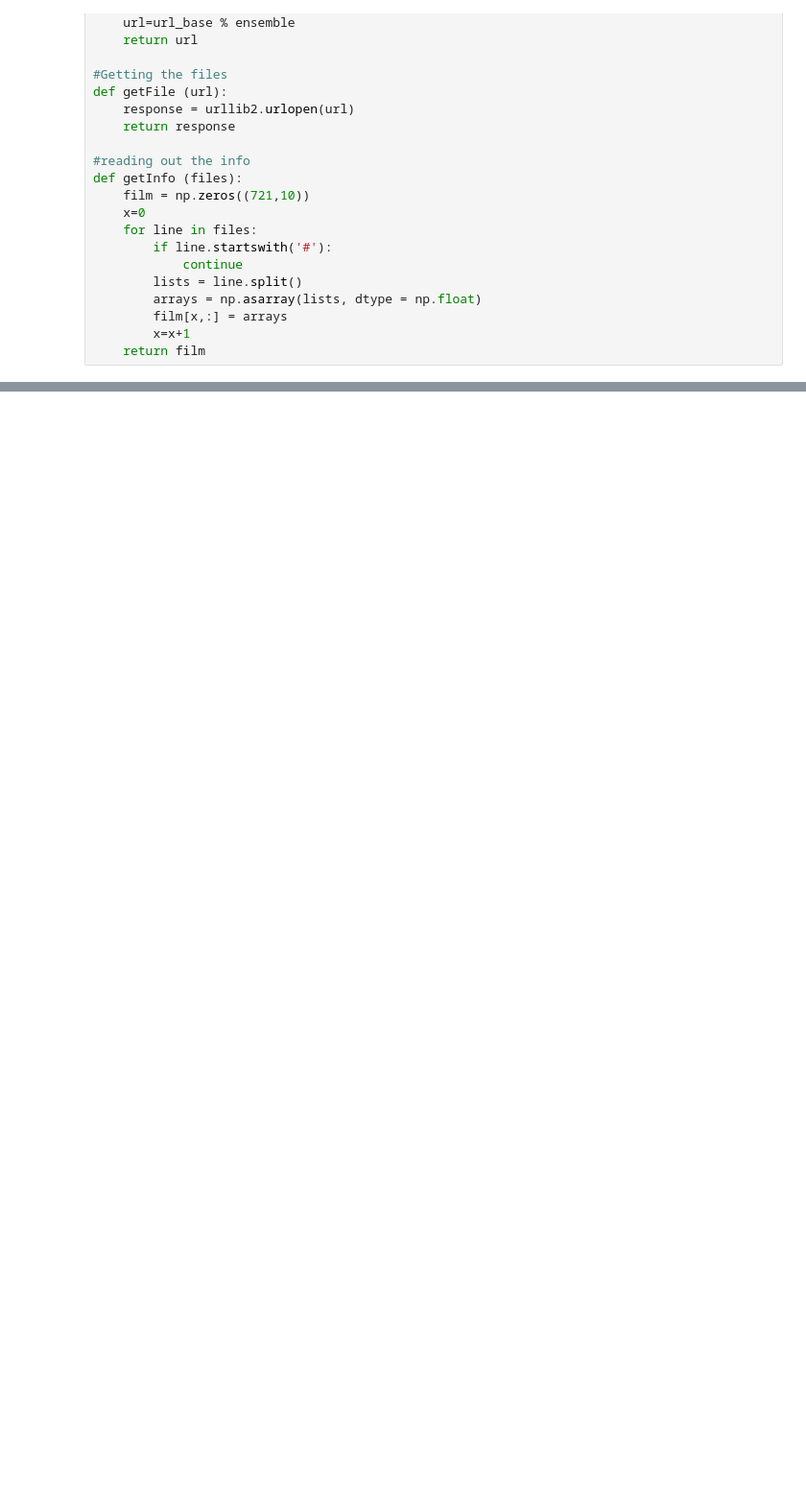
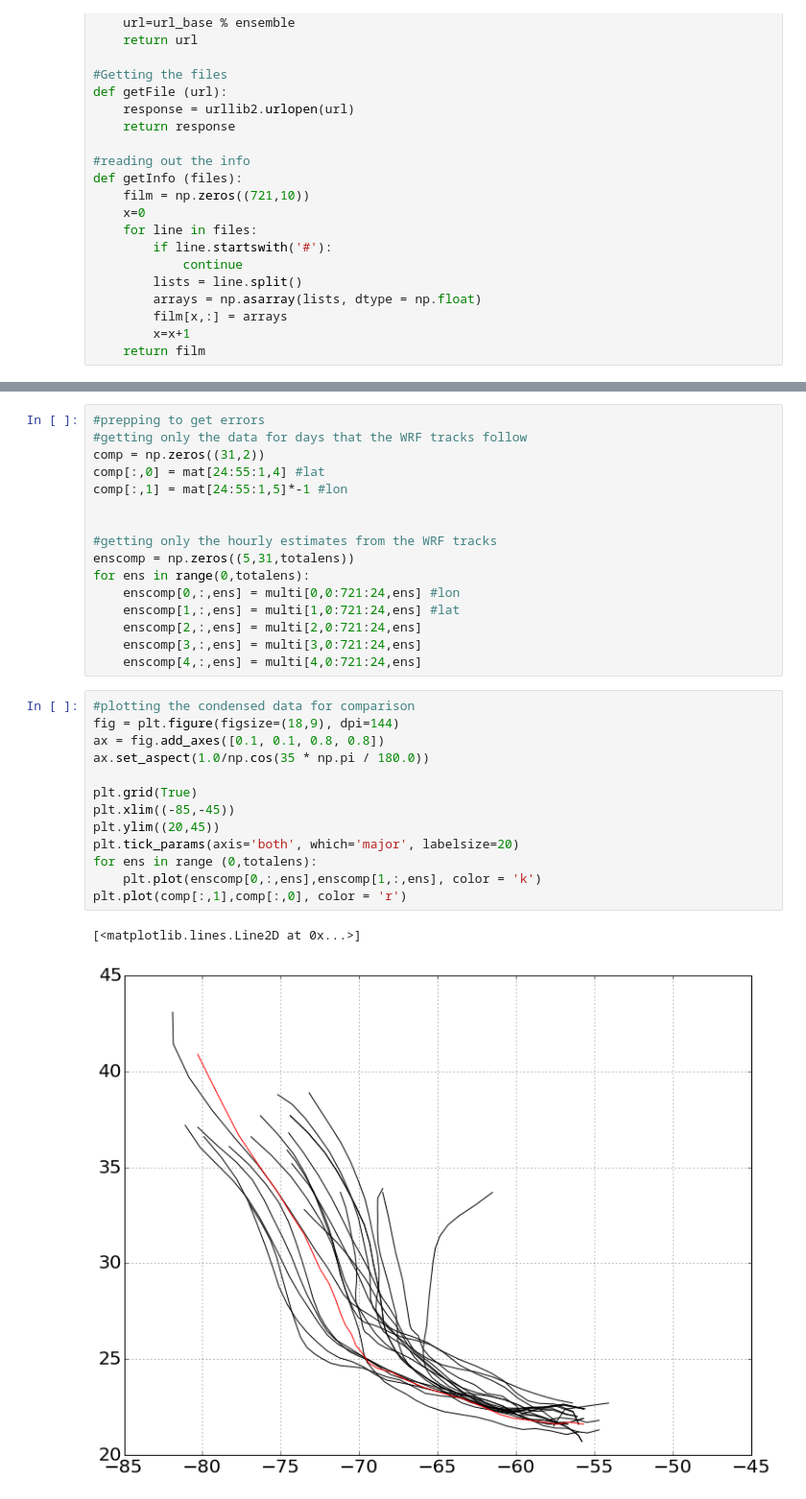
Before and after one commit to BrianOBlanton/NoteBooks, a Jupyter notebook: TrackDataHazards.ipynb, the cells around one changed output, grey strips where cells are left out. Shown at 96% size. Cells and saved outputs as stored; diff of their text form; blank space fills up the shorter version.

```diff
--- a/TrackDataHazards.ipynb
+++ b/TrackDataHazards.ipynb
@@ -84,0 +113,32 @@ for ens in range (0,totalens):
+# %%
+#prepping to get errors
+#getting only the data for days that the WRF tracks follow
+comp = np.zeros((31,2))
+comp[:,0] = mat[24:55:1,4] #lat
+comp[:,1] = mat[24:55:1,5]*-1 #lon
+
+
+#getting only the hourly estimates from the WRF tracks
+enscomp = np.zeros((5,31,totalens))
+for ens in range(0,totalens):
+    enscomp[0,:,ens] = multi[0,0:721:24,ens] #lon
+    enscomp[1,:,ens] = multi[1,0:721:24,ens] #lat
+    enscomp[2,:,ens] = multi[2,0:721:24,ens]
+    enscomp[3,:,ens] = multi[3,0:721:24,ens]
+    enscomp[4,:,ens] = multi[4,0:721:24,ens]
+# %%
+#plotting the condensed data for comparison
+fig = plt.figure(figsize=(18,9), dpi=144)
+ax = fig.add_axes([0.1, 0.1, 0.8, 0.8])
+ax.set_aspect(1.0/np.cos(35 * np.pi / 180.0))
+
+plt.grid(True)
+plt.xlim((-85,-45))
+plt.ylim((20,45))
+plt.tick_params(axis='both', which='major', labelsize=20)
+for ens in range (0,totalens):
+    plt.plot(enscomp[0,:,ens],enscomp[1,:,ens], color = 'k')
+plt.plot(comp[:,1],comp[:,0], color = 'r')
+# %% [output]
+[<matplotlib.lines.Line2D at 0x...>]
+[figure, added]
```
Also changed, not shown: parts of 6 cells of this notebook.
